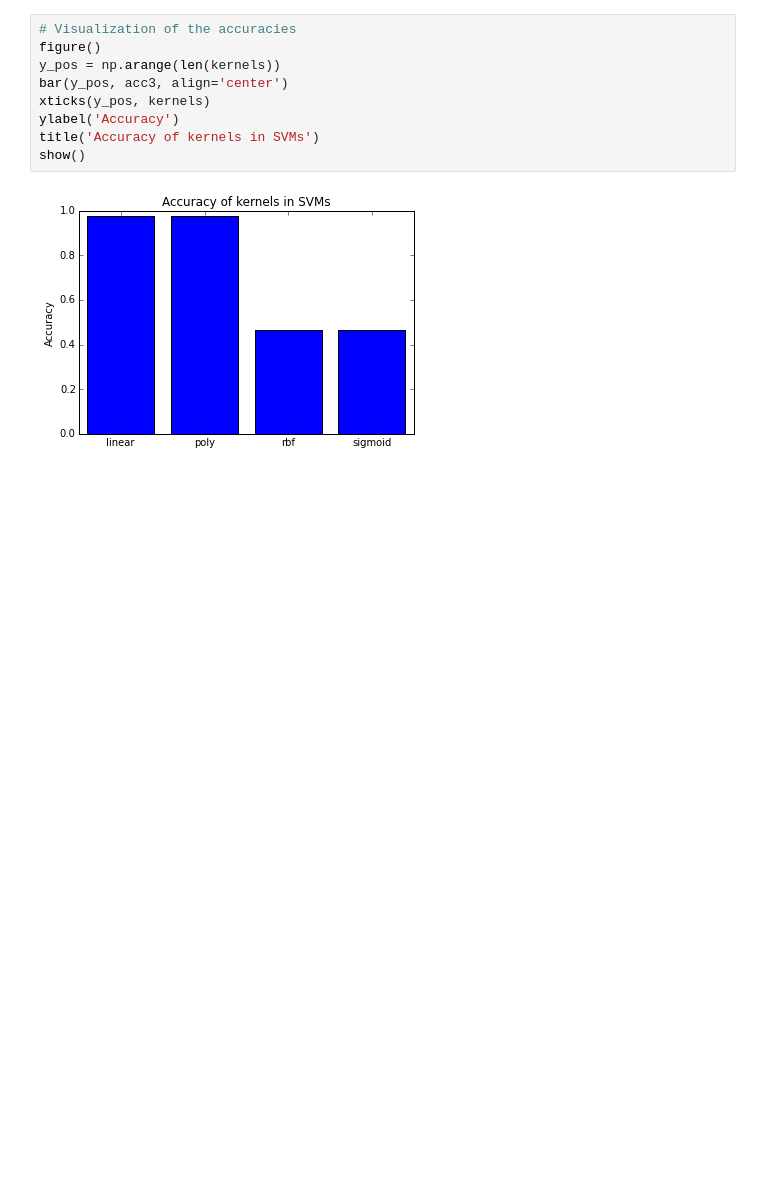
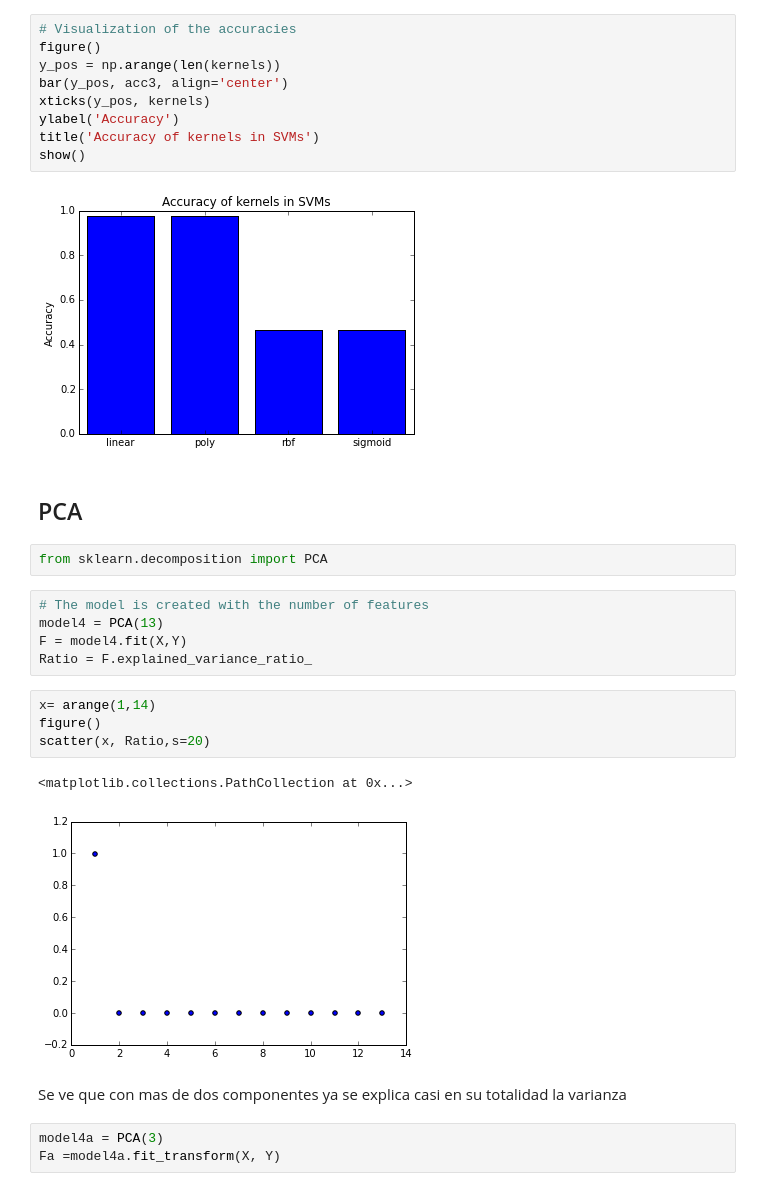
Before and after one commit to diitaz93/MCA-Tarea2, a Jupyter notebook: Punto 2.ipynb, the cells around one changed output. Saved outputs shown, nothing was run; the diff lists cells and outputs as text; blank space fills up the shorter version.

```diff
--- a/Punto 2.ipynb
+++ b/Punto 2.ipynb
@@ -159,3 +159,24 @@ title('Accuracy of kernels in SVMs')
 show()
 # %% [output]
 [figure]
+# %% [markdown]
+## PCA
+# %%
+from sklearn.decomposition import PCA
+# %%
+# The model is created with the number of features
+model4 = PCA(13)
+F = model4.fit(X,Y)
+Ratio = F.explained_variance_ratio_
+# %%
+x= arange(1,14)
+figure()
+scatter(x, Ratio,s=20)
+# %% [output]
+<matplotlib.collections.PathCollection at 0x...>
+[figure, added]
+# %% [markdown]
+Se ve que con mas de dos componentes ya se explica casi en su totalidad la varianza
+# %%
+model4a = PCA(3)
+Fa =model4a.fit_transform(X, Y)
```
